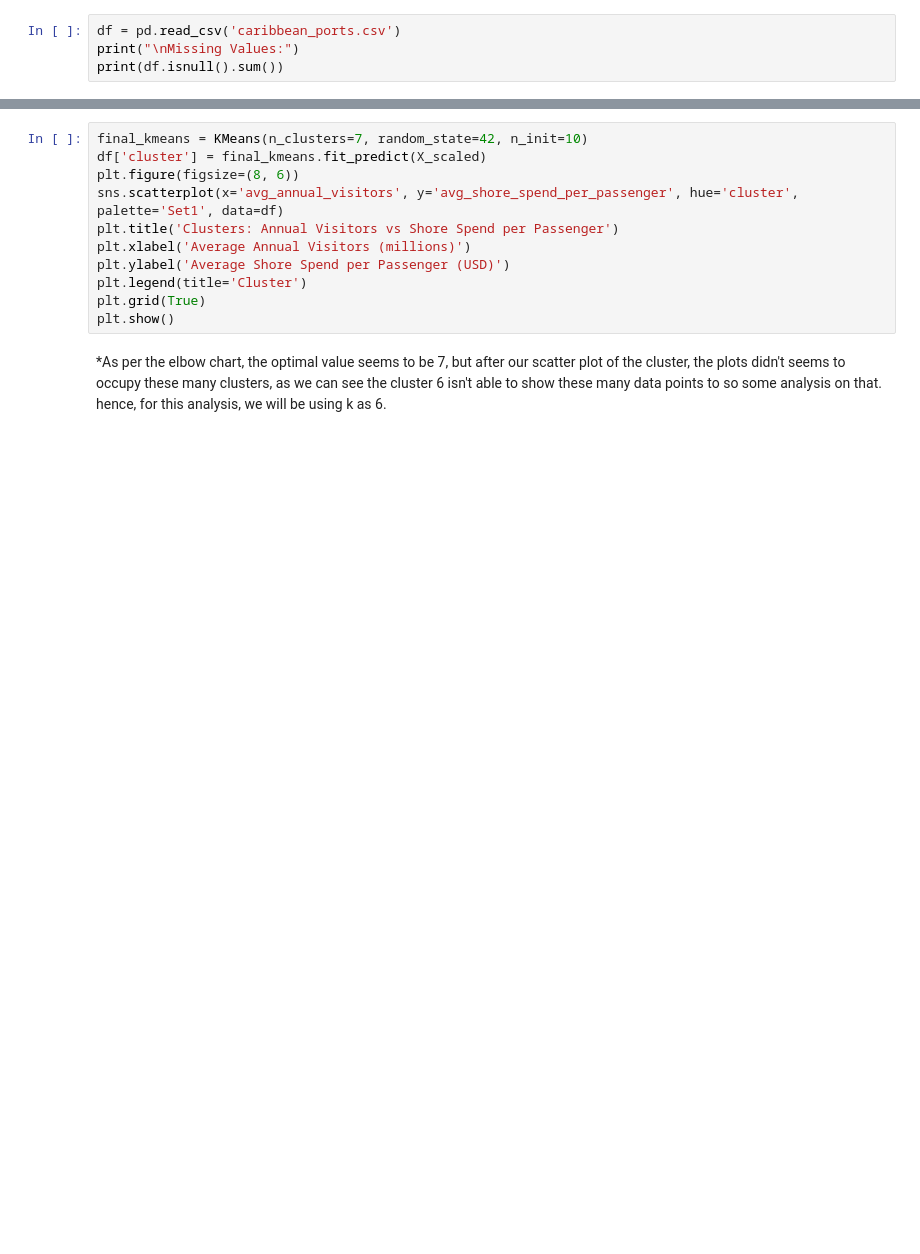
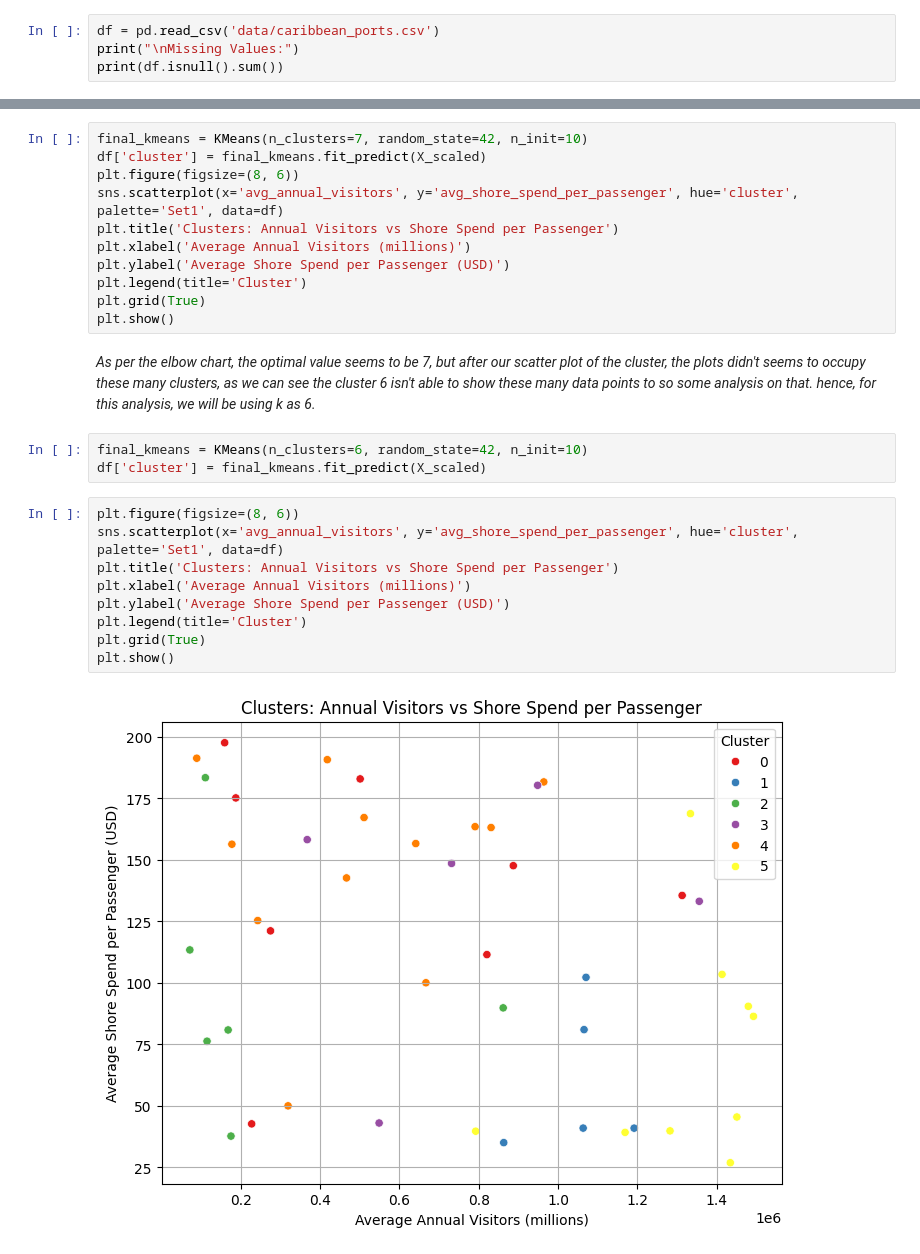
Before and after one commit to pranjul11garg/Lobster-Land-Marketing-Strategy, a Jupyter notebook: lobster.ipynb, the cells around one changed output, grey strips where cells are left out. Cells and saved outputs as stored; diff of their text form; blank space fills up the shorter version.

Commit message:
kmeans cluster 2nd

```diff
--- a/lobster.ipynb
+++ b/lobster.ipynb
@@ -137,6 +252,6 @@ Based on the data, Lobster Land should prioritize partnering with or operating i
 # %% [markdown]
 ### **Data Loading and Exploration**
 # %%
-df = pd.read_csv('caribbean_ports.csv')
+df = pd.read_csv('data/caribbean_ports.csv')
 print("\nMissing Values:")
 print(df.isnull().sum())
@@ -192,4 +338,18 @@ plt.legend(title='Cluster')
 plt.grid(True)
 plt.show()
 # %% [markdown]
-*As per the elbow chart, the optimal value seems to be 7, but after our scatter plot of the cluster, the plots didn't seems to occupy these many clusters, as we can see the cluster 6 isn't able to show these many data points to so some analysis on that. hence, for this analysis, we will be using k as 6.
+*As per the elbow chart, the optimal value seems to be 7, but after our scatter plot of the cluster, the plots didn't seems to occupy these many clusters, as we can see the cluster 6 isn't able to show these many data points to so some analysis on that. hence, for this analysis, we will be using k as 6.*
+# %%
+final_kmeans = KMeans(n_clusters=6, random_state=42, n_init=10)
+df['cluster'] = final_kmeans.fit_predict(X_scaled)
+# %%
+plt.figure(figsize=(8, 6))
+sns.scatterplot(x='avg_annual_visitors', y='avg_shore_spend_per_passenger', hue='cluster', palette='Set1', data=df)
+plt.title('Clusters: Annual Visitors vs Shore Spend per Passenger')
+plt.xlabel('Average Annual Visitors (millions)')
+plt.ylabel('Average Shore Spend per Passenger (USD)')
+plt.legend(title='Cluster')
+plt.grid(True)
+plt.show()
+# %% [output]
+[figure, added]
```
Also changed, not shown: parts of 15 cells of this notebook.
